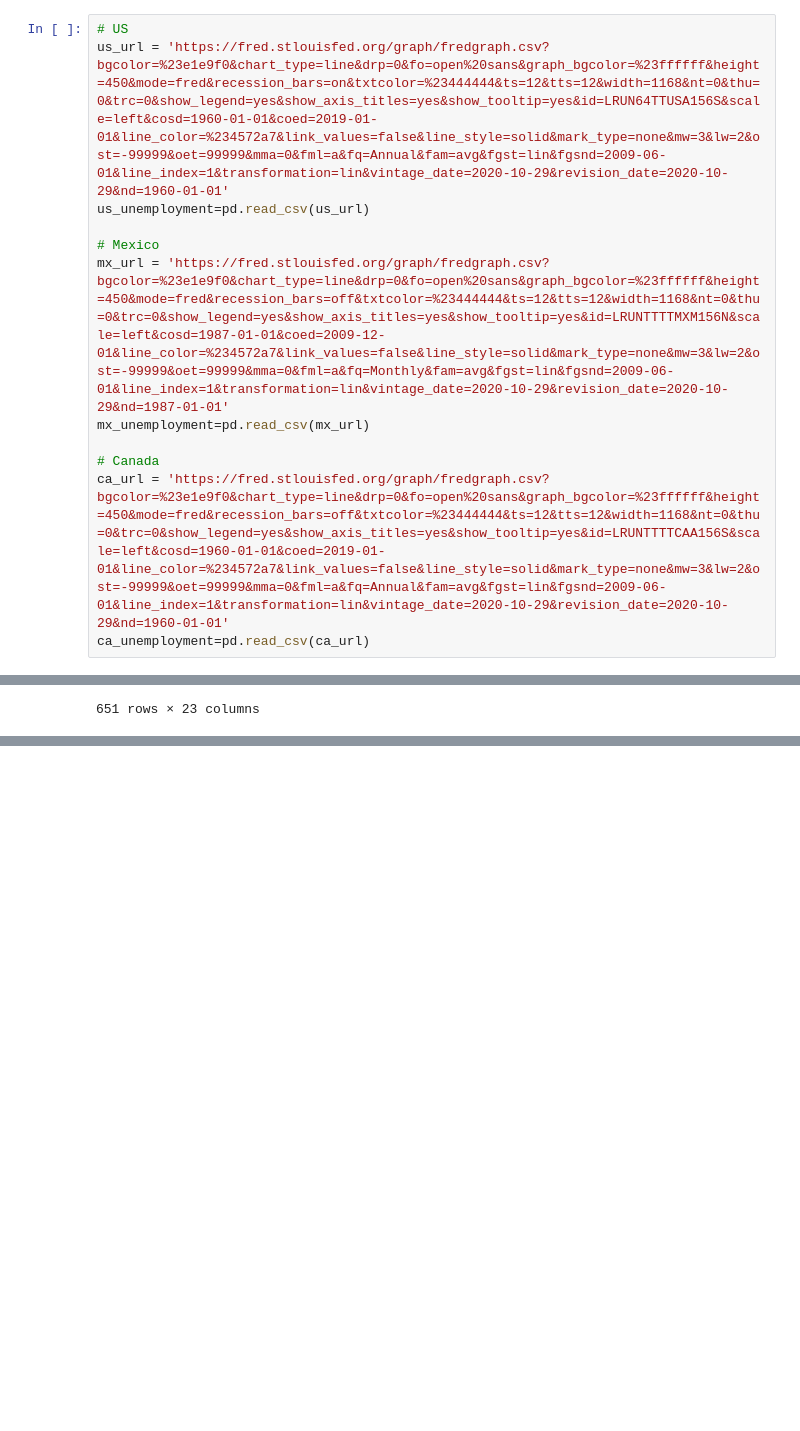
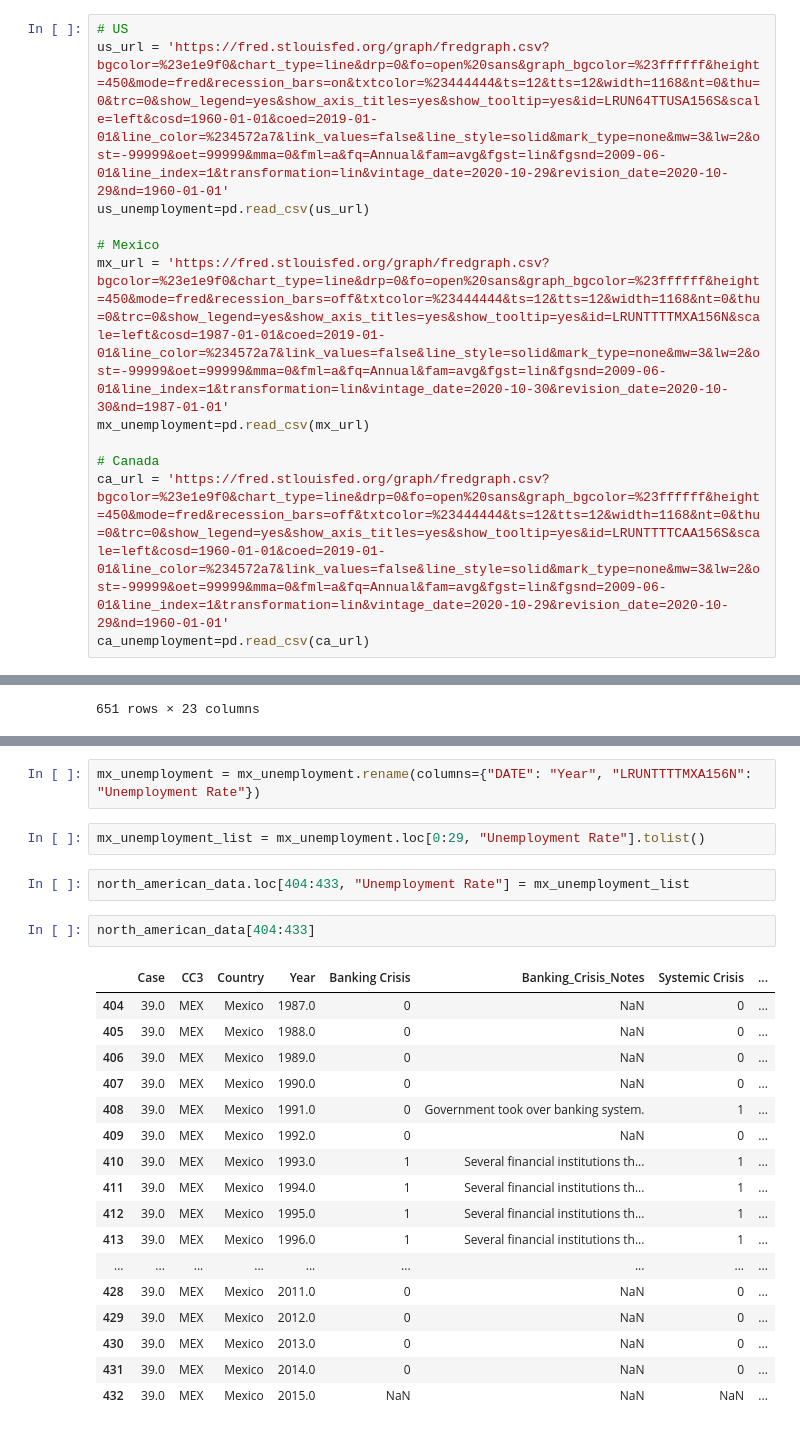
Before and after one commit to dhruvatara/ECS89G-DLProject, a Jupyter notebook: Data Cleansing.ipynb, the cells around one changed output, grey strips where cells are left out. Saved outputs shown, nothing was run; the diff lists cells and outputs as text; blank space fills up the shorter version.

```diff
--- a/Data Cleansing.ipynb
+++ b/Data Cleansing.ipynb
@@ -156,7 +156,7 @@ us_url = 'https://fred.stlouisfed.org/graph/fredgraph.csv?bgcolor=%23e1e9f0&char
 us_unemployment=pd.read_csv(us_url)
 
 # Mexico
-mx_url = 'https://fred.stlouisfed.org/graph/fredgraph.csv?bgcolor=%23e1e9f0&chart_type=line&drp=0&fo=open%20sans&graph_bgcolor=%23ffffff&height=450&mode=fred&recession_bars=off&txtcolor=%23444444&ts=12&tts=12&width=1168&nt=0&thu=0&trc=0&show_legend=yes&show_axis_titles=yes&show_tooltip=yes&id=LRUNTTTTMXM156N&scale=left&cosd=1987-01-01&coed=2009-12-01&line_color=%234572a7&link_values=false&line_style=solid&mark_type=none&mw=3&lw=2&ost=-99999&oet=99999&mma=0&fml=a&fq=Monthly&fam=avg&fgst=lin&fgsnd=2009-06-01&line_index=1&transformation=lin&vintage_date=2020-10-29&revision_date=2020-10-29&nd=1987-01-01'
+mx_url = 'https://fred.stlouisfed.org/graph/fredgraph.csv?bgcolor=%23e1e9f0&chart_type=line&drp=0&fo=open%20sans&graph_bgcolor=%23ffffff&height=450&mode=fred&recession_bars=off&txtcolor=%23444444&ts=12&tts=12&width=1168&nt=0&thu=0&trc=0&show_legend=yes&show_axis_titles=yes&show_tooltip=yes&id=LRUNTTTTMXA156N&scale=left&cosd=1987-01-01&coed=2019-01-01&line_color=%234572a7&link_values=false&line_style=solid&mark_type=none&mw=3&lw=2&ost=-99999&oet=99999&mma=0&fml=a&fq=Annual&fam=avg&fgst=lin&fgsnd=2009-06-01&line_index=1&transformation=lin&vintage_date=2020-10-30&revision_date=2020-10-30&nd=1987-01-01'
 mx_unemployment=pd.read_csv(mx_url)
 
 # Canada
@@ -318,0 +339,26 @@ north_american_data
+# %%
+mx_unemployment = mx_unemployment.rename(columns={"DATE": "Year", "LRUNTTTTMXA156N": "Unemployment Rate"})
+# %%
+mx_unemployment_list = mx_unemployment.loc[0:29, "Unemployment Rate"].tolist()
+# %%
+north_american_data.loc[404:433, "Unemployment Rate"] = mx_unemployment_list
+# %%
+north_american_data[404:433]
+# %% [output]
+|  | Case | CC3 | Country | Year | Banking Crisis | Banking_Crisis_Notes | Systemic Crisis | ... |
+| 404 | 39.0 | MEX | Mexico | 1987.0 | 0 | NaN | 0 | ... |
+| 405 | 39.0 | MEX | Mexico | 1988.0 | 0 | NaN | 0 | ... |
+| 406 | 39.0 | MEX | Mexico | 1989.0 | 0 | NaN | 0 | ... |
+| 407 | 39.0 | MEX | Mexico | 1990.0 | 0 | NaN | 0 | ... |
+| 408 | 39.0 | MEX | Mexico | 1991.0 | 0 | Government took over banking system. | 1 | ... |
+| 409 | 39.0 | MEX | Mexico | 1992.0 | 0 | NaN | 0 | ... |
+| 410 | 39.0 | MEX | Mexico | 1993.0 | 1 | Several financial institutions th... | 1 | ... |
+| 411 | 39.0 | MEX | Mexico | 1994.0 | 1 | Several financial institutions th... | 1 | ... |
+| 412 | 39.0 | MEX | Mexico | 1995.0 | 1 | Several financial institutions th... | 1 | ... |
+| 413 | 39.0 | MEX | Mexico | 1996.0 | 1 | Several financial institutions th... | 1 | ... |
+| ... | ... | ... | ... | ... | ... | ... | ... | ... |
+| 428 | 39.0 | MEX | Mexico | 2011.0 | 0 | NaN | 0 | ... |
+| 429 | 39.0 | MEX | Mexico | 2012.0 | 0 | NaN | 0 | ... |
+| 430 | 39.0 | MEX | Mexico | 2013.0 | 0 | NaN | 0 | ... |
+| 431 | 39.0 | MEX | Mexico | 2014.0 | 0 | NaN | 0 | ... |
+| 432 | 39.0 | MEX | Mexico | 2015.0 | NaN | NaN | NaN | ... |
```
Also changed, not shown: parts of 2 cells of this notebook.
